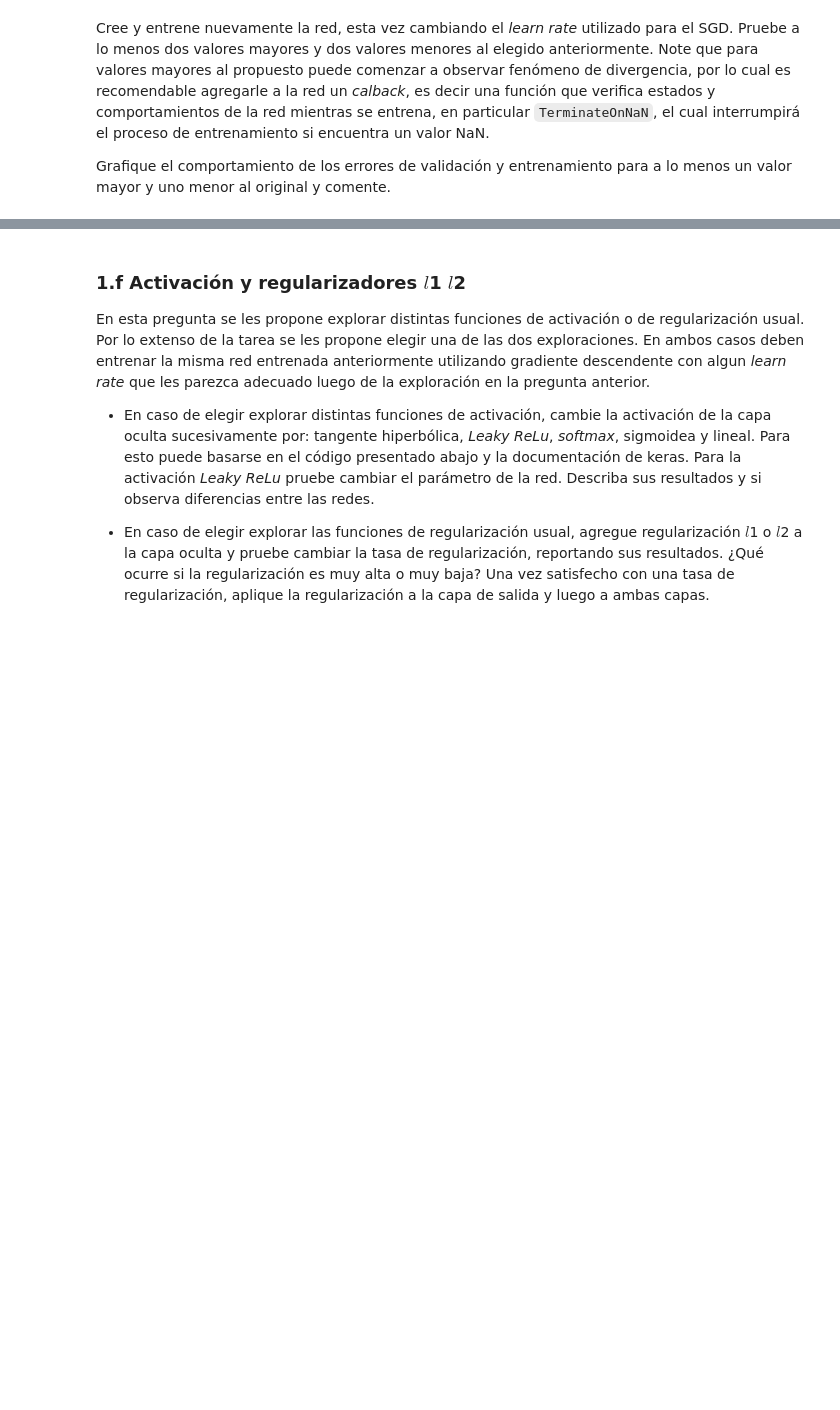
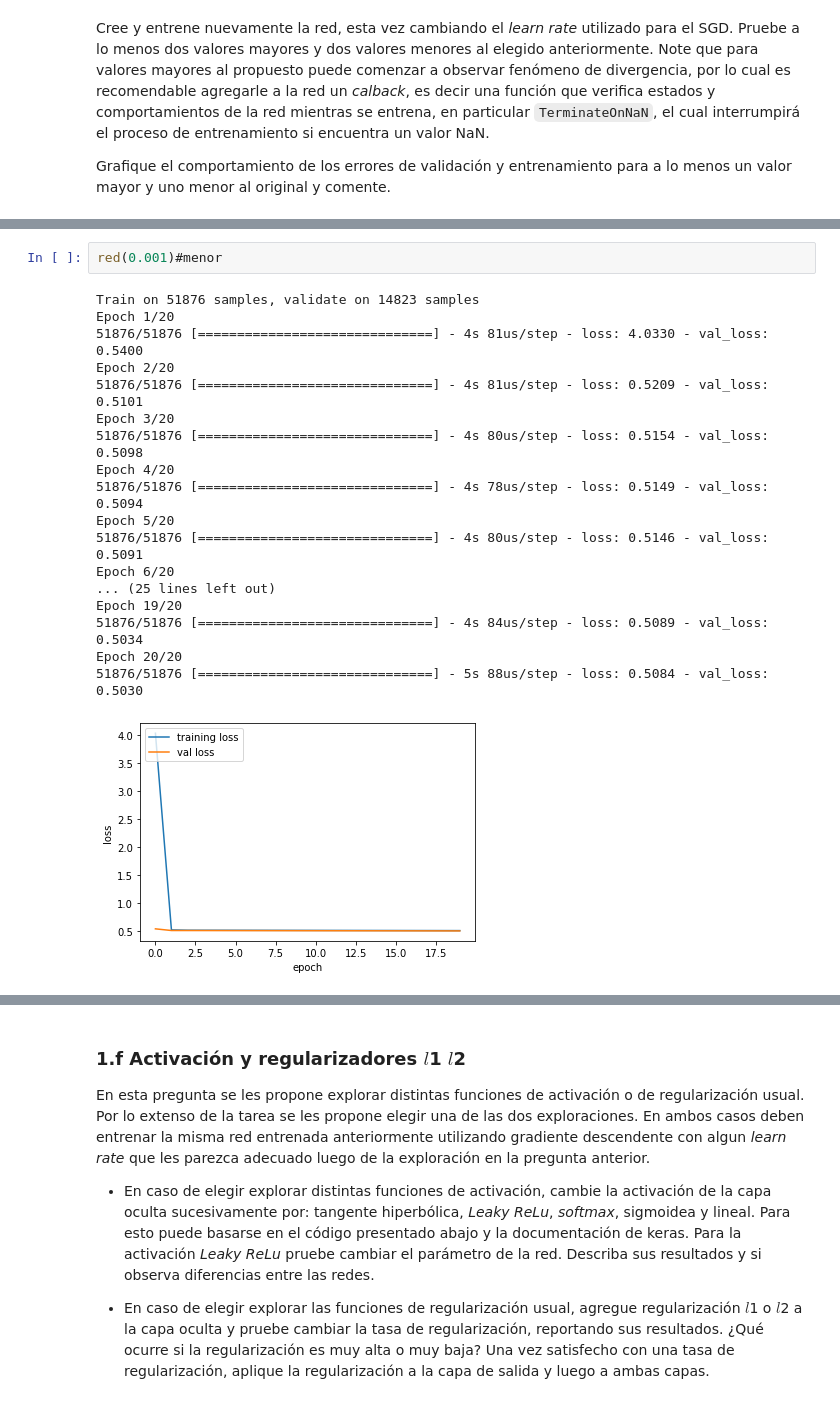
Before and after one commit to gekkoseba/Redes-neuronales, a Jupyter notebook: Tareas/Enunciado Tarea 1.ipynb, the cells around one changed output, grey strips where cells are left out. Cells and saved outputs as stored; diff of their text form; blank space fills up the shorter version.

```diff
--- a/Tareas/Enunciado Tarea 1.ipynb
+++ b/Tareas/Enunciado Tarea 1.ipynb
@@ -435,0 +468,21 @@ TypeError: set_model() missing 1 required positional argument: 'model'
+# %%
+red(0.001)#menor
+# %% [output]
+Train on 51876 samples, validate on 14823 samples
+Epoch 1/20
+51876/51876 [==============================] - 4s 81us/step - loss: 4.0330 - val_loss: 0.5400
+Epoch 2/20
+51876/51876 [==============================] - 4s 81us/step - loss: 0.5209 - val_loss: 0.5101
+Epoch 3/20
+51876/51876 [==============================] - 4s 80us/step - loss: 0.5154 - val_loss: 0.5098
+Epoch 4/20
+51876/51876 [==============================] - 4s 78us/step - loss: 0.5149 - val_loss: 0.5094
+Epoch 5/20
+51876/51876 [==============================] - 4s 80us/step - loss: 0.5146 - val_loss: 0.5091
+Epoch 6/20
+... (25 lines left out)
+Epoch 19/20
+51876/51876 [==============================] - 4s 84us/step - loss: 0.5089 - val_loss: 0.5034
+Epoch 20/20
+51876/51876 [==============================] - 5s 88us/step - loss: 0.5084 - val_loss: 0.5030
+[figure, added]
```
Also changed, not shown: parts of 7 cells of this notebook.
